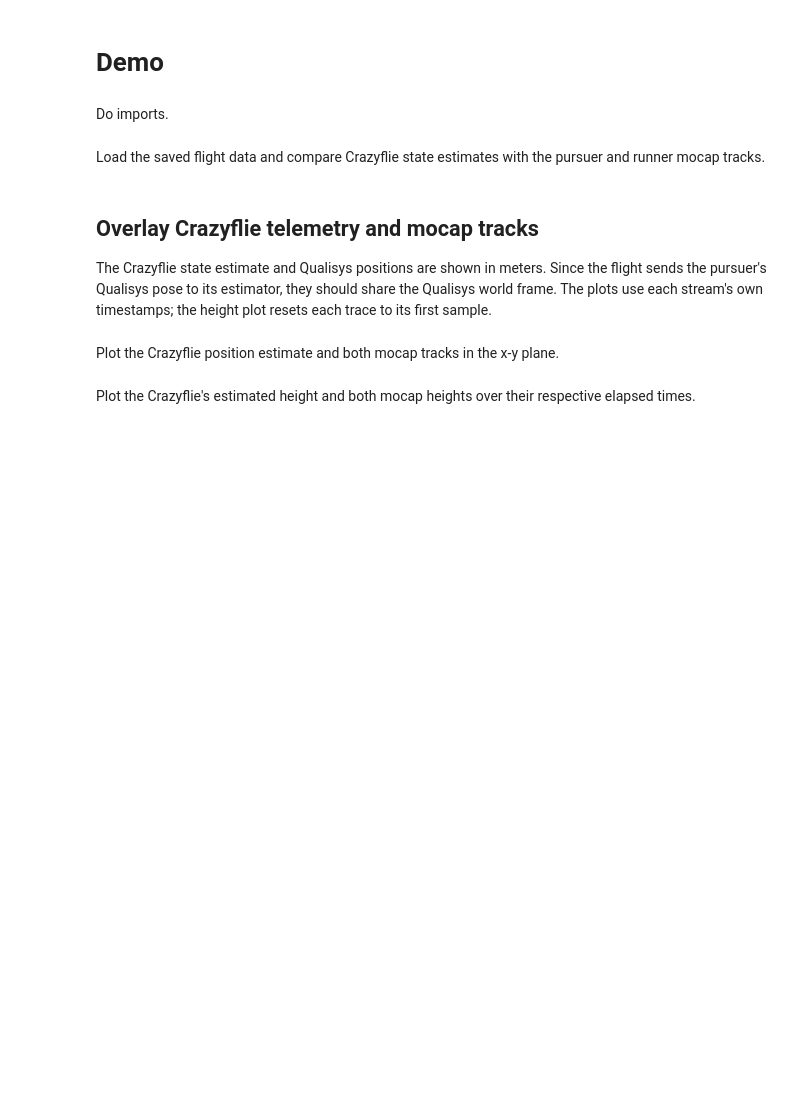
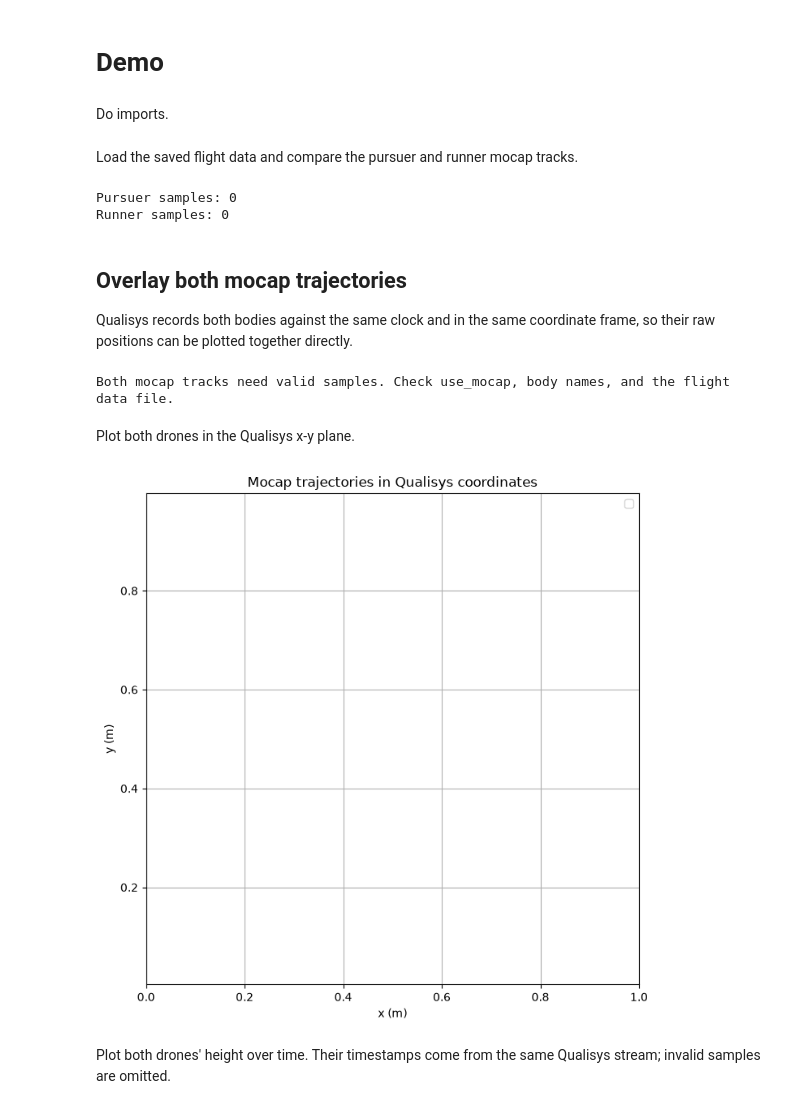
Before and after one commit to Landon-Lopez57/AE483-Pursuit-Drone, a Jupyter notebook: crazyflie-client/Project-mocap-pull/analysis.ipynb, the cells around one changed output. Saved outputs shown, nothing was run; the diff lists cells and outputs as text; code cells hidden in the pictures; blank space fills up the shorter version.

```diff
--- a/crazyflie-client/Project-mocap-pull/analysis.ipynb
+++ b/crazyflie-client/Project-mocap-pull/analysis.ipynb
@@ -9,27 +9,29 @@ import matplotlib.pyplot as plt
 from ae483.tools import *
 from ae483.mytools import *
 # %% [markdown]
-Load the saved flight data and compare Crazyflie state estimates with the pursuer and runner mocap tracks.
+Load the saved flight data and compare the pursuer and runner mocap tracks.
 # %%
-# Load drone telemetry and both rigid-body tracks from the flight data file.
+# Load both rigid-body tracks from the flight data file.
+# The flight script may save them under explicit keys or under `bodies`.
 filename = 'mocap_test.json'
 with open(filename, 'r') as f:
     flight_data = json.load(f)
 
-drone = flight_data.get('drone', {})
 pursuer_name = 'marker_deck_30'
 runner_name = 'marker_deck_16'
 bodies = flight_data.get('bodies', {})
-pursuer = flight_data.get('mocap_pursuer', bodies.get(pursuer_name, flight_data.get('mocap', {})))
+pursuer = flight_data.get('mocap_pursuer', bodies.get(pursuer_name, {}))
 runner = flight_data.get('mocap_runner', bodies.get(runner_name, {}))
 
-print(f"Drone x samples: {len(drone.get('stateEstimate.x', {}).get('data', []))}")
-print(f'Pursuer mocap samples: {len(pursuer.get("time", []))}')
-print(f'Runner mocap samples: {len(runner.get("time", []))}')
+print(f'Pursuer samples: {len(pursuer.get("time", []))}')
+print(f'Runner samples: {len(runner.get("time", []))}')
+# %% [output]
+Pursuer samples: 0
+Runner samples: 0
 # %% [markdown]
-## Overlay Crazyflie telemetry and mocap tracks
+## Overlay both mocap trajectories
 
-The Crazyflie state estimate and Qualisys positions are shown in meters. Since the flight sends the pursuer's Qualisys pose to its estimator, they should share the Qualisys world frame. The plots use each stream's own timestamps; the height plot resets each trace to its first sample.
+Qualisys records both bodies against the same clock and in the same coordinate frame, so their raw positions can be plotted together directly.
 # %%
 def valid_xy(body):
     x = np.asarray(body.get('x', []), dtype=float)
@@ -39,44 +41,33 @@ def valid_xy(body):
     valid = np.isfinite(x[:n]) & np.isfinite(y[:n]) & np.isfinite(t[:n])
     return t[:n][valid], x[:n][valid], y[:n][valid]
 
-def valid_drone_xy(drone_data):
-    x_log = drone_data.get('stateEstimate.x', {})
-    y_log = drone_data.get('stateEstimate.y', {})
-    n = min(len(x_log.get('time', [])), len(x_log.get('data', [])),
-            len(y_log.get('time', [])), len(y_log.get('data', [])))
-    t = np.asarray(x_log.get('time', [])[:n], dtype=float)
-    x = np.asarray(x_log.get('data', [])[:n], dtype=float)
-    y = np.asarray(y_log.get('data', [])[:n], dtype=float)
-    valid = np.isfinite(t) & np.isfinite(x) & np.isfinite(y)
-    return t[valid], x[valid], y[valid]
-
 t_pur, x_pur, y_pur = valid_xy(pursuer)
 t_run, x_run, y_run = valid_xy(runner)
-t_cf, x_cf, y_cf = valid_drone_xy(drone)
 
-if not len(x_cf):
-    print('No Crazyflie stateEstimate.x/y samples found in this file.')
 if not len(x_pur) or not len(x_run):
-    print('One or both mocap tracks have no valid samples. Check use_mocap, body names, and the flight data file.')
+    print('Both mocap tracks need valid samples. Check use_mocap, body names, and the flight data file.')
+# %% [output]
+Both mocap tracks need valid samples. Check use_mocap, body names, and the flight data file.
 # %% [markdown]
-Plot the Crazyflie position estimate and both mocap tracks in the x-y plane.
+Plot both drones in the Qualisys x-y plane.
 # %%
 fig, ax = plt.subplots(figsize=(7, 7), tight_layout=True)
-if len(x_cf):
-    ax.plot(x_cf, y_cf, label='Crazyflie state estimate')
-    ax.scatter(x_cf[0], y_cf[0], marker='o', s=45, label='Crazyflie start')
 if len(x_pur):
-    ax.plot(x_pur, y_pur, '--', label=f'pursuer mocap ({pursuer_name})')
+    ax.plot(x_pur, y_pur, label=f'pursuer ({pursuer_name})')
+    ax.scatter(x_pur[0], y_pur[0], marker='o', s=45, label='pursuer start')
 if len(x_run):
-    ax.plot(x_run, y_run, ':', label=f'runner mocap ({runner_name})')
+    ax.plot(x_run, y_run, '--', label=f'runner ({runner_name})')
+    ax.scatter(x_run[0], y_run[0], marker='o', s=45, label='runner start')
 ax.set_xlabel('x (m)')
 ax.set_ylabel('y (m)')
-ax.set_title('Crazyflie estimate and mocap trajectories')
+ax.set_title('Mocap trajectories in Qualisys coordinates')
 ax.set_aspect('equal', adjustable='datalim')
 ax.grid(True)
 ax.legend()
 plt.show()
+# %% [output]
+[figure, added]
 # %% [markdown]
-Plot the Crazyflie's estimated height and both mocap heights over their respective elapsed times.
+Plot both drones' height over time. Their timestamps come from the same Qualisys stream; invalid samples are omitted.
 # %%
 fig, ax = plt.subplots(figsize=(9, 4), tight_layout=True)
```
Also changed, not shown: parts of 3 cells of this notebook, 3 other files.
